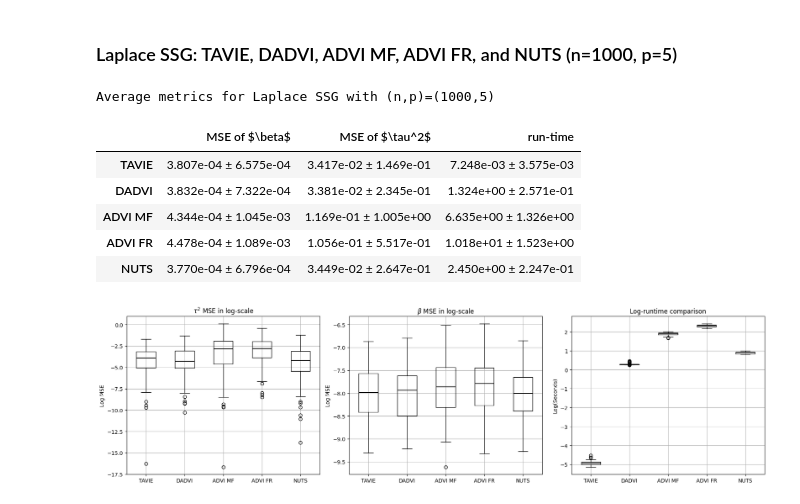
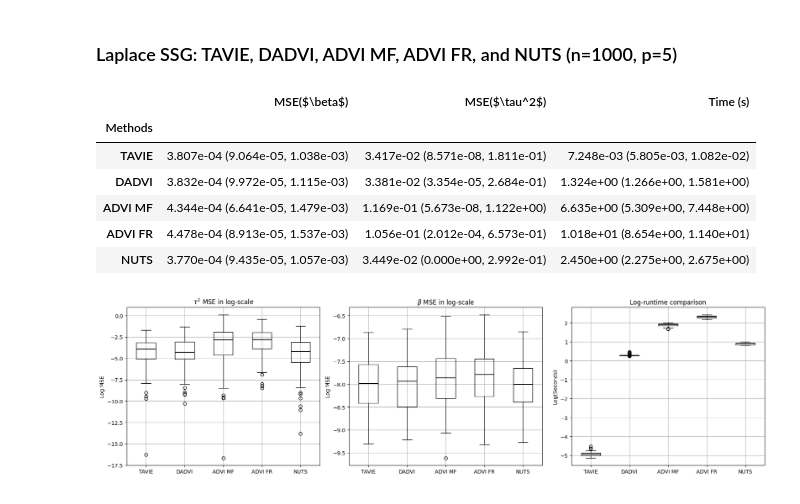
Before and after one commit to debdeepuw/TAVIE, a Jupyter notebook: viewing_results.ipynb, the cells around one changed output. Saved outputs shown, nothing was run; the diff lists cells and outputs as text; code cells hidden in the pictures.

```diff
--- a/viewing_results.ipynb
+++ b/viewing_results.ipynb
@@ -258,58 +309,78 @@ def to_latex_from_summary_clean(summary,
 # %%
 n = 1000
 p = 5
 path1 = f'results_compete/Laplace_metrics_n_{n}_p_{p}.pkl'
 
 metrics_df_1 = pd.read_pickle(path1)
 
 mse_beta_TAVIE = metrics_df_1['mse_beta_TAVIE']
 mse_tau2_TAVIE = metrics_df_1['mse_tau2_TAVIE']
 time_TAVIE = metrics_df_1['time_TAVIE']
 
 mse_beta_DADVI = metrics_df_1['mse_beta_DADVI']
 mse_tau2_DADVI = metrics_df_1['mse_tau2_DADVI']
 time_DADVI = metrics_df_1['time_DADVI']
 
 mse_beta_ADVI_mf = metrics_df_1['mse_beta_ADVI_mf']
 mse_tau2_ADVI_mf = metrics_df_1['mse_tau2_ADVI_mf']
 time_ADVI_mf = metrics_df_1['time_ADVI_mf']
 
 mse_beta_ADVI_fr = metrics_df_1['mse_beta_ADVI_fr']
 mse_tau2_ADVI_fr = metrics_df_1['mse_tau2_ADVI_fr']
 time_ADVI_fr = metrics_df_1['time_ADVI_fr']
 
 mse_beta_NUTS = metrics_df_1['mse_beta_NUTS']
 mse_tau2_NUTS = metrics_df_1['mse_tau2_NUTS']
 time_NUTS = metrics_df_1['time_NUTS']
 
-avg_metrics = {
-    "TAVIE": {r"MSE of $\beta$": mse_beta_TAVIE, r"MSE of $\tau^2$": mse_tau2_TAVIE, "run-time": time_TAVIE},
-    "DADVI": {r"MSE of $\beta$": mse_beta_DADVI, r"MSE of $\tau^2$": mse_tau2_DADVI, "run-time": time_DADVI},
-    "ADVI MF": {r"MSE of $\beta$": mse_beta_ADVI_mf, r"MSE of $\tau^2$": mse_tau2_ADVI_mf, "run-time": time_ADVI_mf},
-    "ADVI FR": {r"MSE of $\beta$": mse_beta_ADVI_fr, r"MSE of $\tau^2$": mse_tau2_ADVI_fr, "run-time": time_ADVI_fr},
-    "NUTS": {r"MSE of $\beta$": mse_beta_NUTS, r"MSE of $\tau^2$": mse_tau2_NUTS, "run-time": time_NUTS},
-}
+# avg_metrics = {
+#     "TAVIE": {r"MSE of $\beta$": mse_beta_TAVIE, r"MSE of $\tau^2$": mse_tau2_TAVIE, "run-time": time_TAVIE},
+#     "DADVI": {r"MSE of $\beta$": mse_beta_DADVI, r"MSE of $\tau^2$": mse_tau2_DADVI, "run-time": time_DADVI},
+#     "ADVI MF": {r"MSE of $\beta$": mse_beta_ADVI_mf, r"MSE of $\tau^2$": mse_tau2_ADVI_mf, "run-time": time_ADVI_mf},
+#     "ADVI FR": {r"MSE of $\beta$": mse_beta_ADVI_fr, r"MSE of $\tau^2$": mse_tau2_ADVI_fr, "run-time": time_ADVI_fr},
+#     "NUTS": {r"MSE of $\beta$": mse_beta_NUTS, r"MSE of $\tau^2$": mse_tau2_NUTS, "run-time": time_NUTS},
+# }
 
-avg = {
-    method: {
-        k: float(np.mean(np.asarray(v)))   # robust to list/Series/ndarray
-        for k, v in vals.items()
-    }
-    for method, vals in avg_metrics.items()
-}
+# avg = {
+#     method: {
+#         k: float(np.mean(np.asarray(v)))   # robust to list/Series/ndarray
+#         for k, v in vals.items()
+#     }
+#     for method, vals in avg_metrics.items()
+# }
 
-print(f'Average metrics for Laplace SSG with (n,p)=({n},{p})')
-avg_df = pd.DataFrame(avg).T  # rows=methods, cols=mse_beta/mse_tau2/time
-abs_dev = deviation_tables(avg_metrics)
-format_pm(avg_df, abs_dev)
+# print(f'Average metrics for Laplace SSG with (n,p)=({n},{p})')
+# avg_df = pd.DataFrame(avg).T  # rows=methods, cols=mse_beta/mse_tau2/time
+# abs_dev = deviation_tables(avg_metrics)
+# format_pm(avg_df, abs_dev)
+
+# 1) Build summary (exactly one setting)
+metrics = ["mse_beta", "mse_tau2", "time"]
+metric_display = [r"MSE($\beta$)", r"MSE($\tau^2$)", "Time (s)"]
+methods = ["TAVIE", "DADVI", "ADVI_mf", "ADVI_fr", "NUTS"]
+method_display = ["TAVIE", "DADVI", "ADVI MF", "ADVI FR", "NUTS"]
+settings = [10000]  # single setting only
+
+summary = metrics_summary_single_setting(metrics_df_1, metrics, methods, settings)
+
+# 2) HTML table in Jupyter
+df_html = build_html_table_single_setting(summary, metrics, metric_display, methods, method_display)
+
+# 3) LaTeX longtable code
+latex_code = to_latex_single_setting(
+    summary, metrics, metric_display, methods, method_display,
+    caption="Results for Laplace SSG at (n,p) = (1000, 5)",
+    label="tab:single-setting"
+)
+#print(latex_code)
 # %% [output]
-Average metrics for Laplace SSG with (n,p)=(1000,5)
-|  | MSE of $\beta$ | MSE of $\tau^2$ | run-time |
-| TAVIE | 3.807e-04 ± 6.575e-04 | 3.417e-02 ± 1.469e-01 | 7.248e-03 ± 3.575e-03 |
-| DADVI | 3.832e-04 ± 7.322e-04 | 3.381e-02 ± 2.345e-01 | 1.324e+00 ± 2.571e-01 |
-| ADVI MF | 4.344e-04 ± 1.045e-03 | 1.169e-01 ± 1.005e+00 | 6.635e+00 ± 1.326e+00 |
-| ADVI FR | 4.478e-04 ± 1.089e-03 | 1.056e-01 ± 5.517e-01 | 1.018e+01 ± 1.523e+00 |
-| NUTS | 3.770e-04 ± 6.796e-04 | 3.449e-02 ± 2.647e-01 | 2.450e+00 ± 2.247e-01 |
+|  | MSE($\beta$) | MSE($\tau^2$) | Time (s) |
+| Methods |  |  |  |
+| TAVIE | 3.807e-04 (9.064e-05, 1.038e-03) | 3.417e-02 (8.571e-08, 1.811e-01) | 7.248e-03 (5.805e-03, 1.082e-02) |
+| DADVI | 3.832e-04 (9.972e-05, 1.115e-03) | 3.381e-02 (3.354e-05, 2.684e-01) | 1.324e+00 (1.266e+00, 1.581e+00) |
+| ADVI MF | 4.344e-04 (6.641e-05, 1.479e-03) | 1.169e-01 (5.673e-08, 1.122e+00) | 6.635e+00 (5.309e+00, 7.448e+00) |
+| ADVI FR | 4.478e-04 (8.913e-05, 1.537e-03) | 1.056e-01 (2.012e-04, 6.573e-01) | 1.018e+01 (8.654e+00, 1.140e+01) |
+| NUTS | 3.770e-04 (9.435e-05, 1.057e-03) | 3.449e-02 (0.000e+00, 2.992e-01) | 2.450e+00 (2.275e+00, 2.675e+00) |
 # %%
 # plotting the results for TAVIE, DADVI, BBVI, and NUTS
 
```
Also changed, not shown: parts of 14 cells of this notebook.
